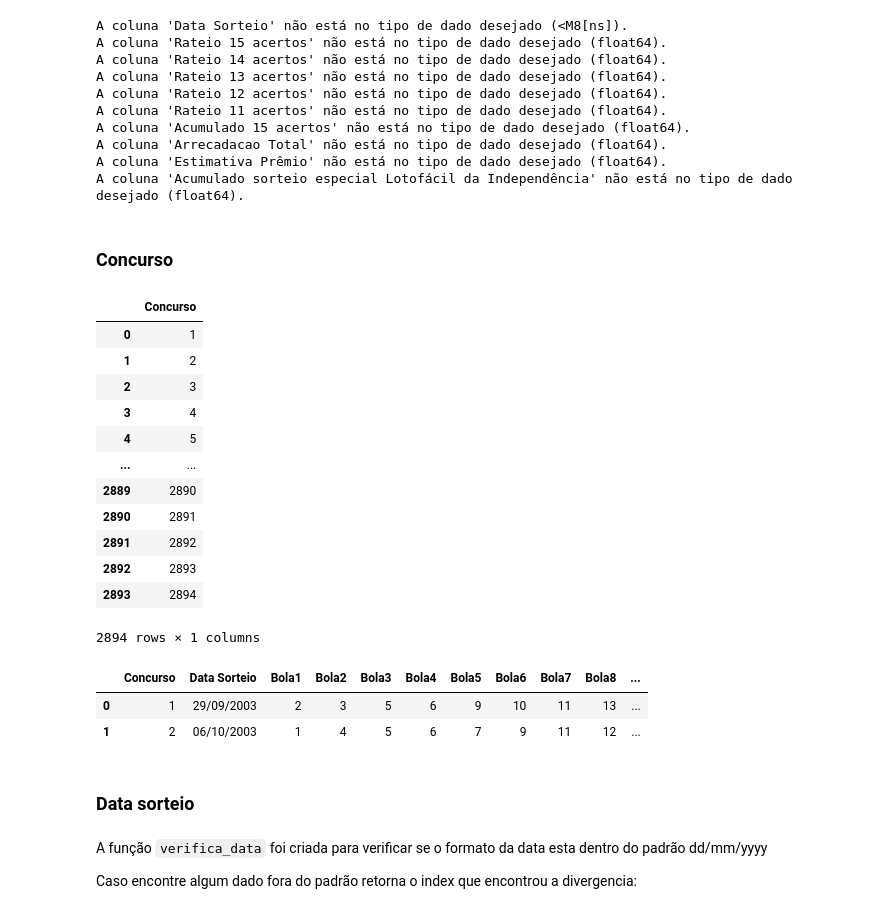
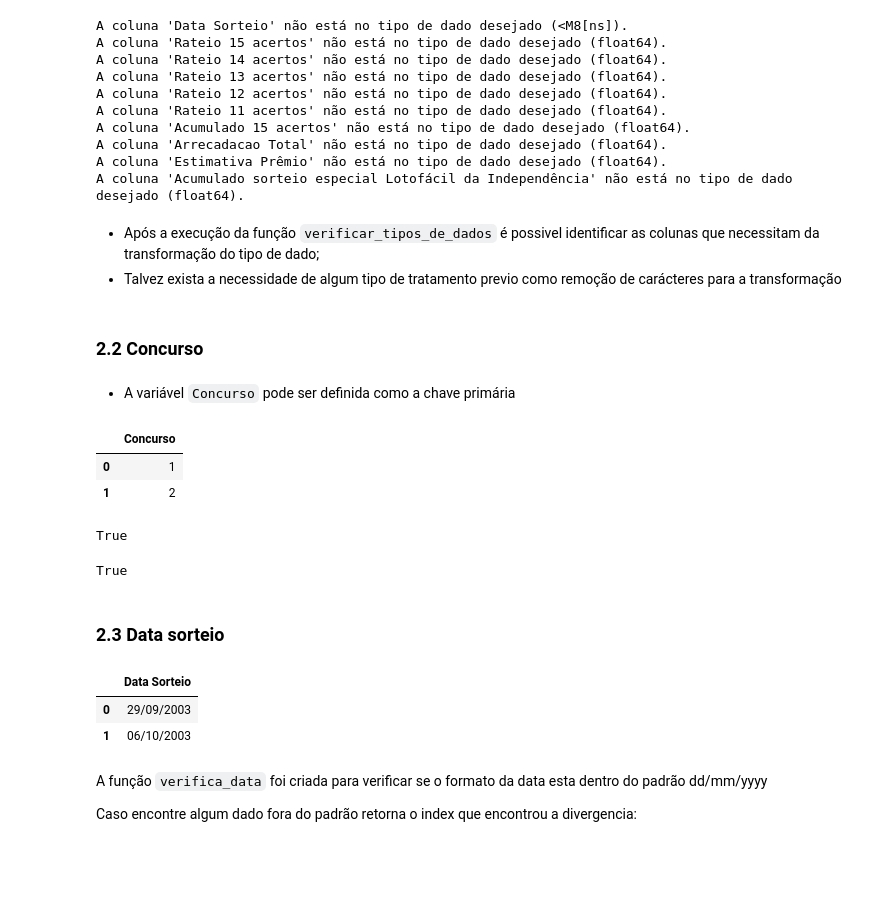
Before and after one commit to AurelioGuilherme/ETL-Engenharia-de-dados-DNC, a Jupyter notebook: Notebook/lotofacil.ipynb, the cells around one changed output. Cells and saved outputs as stored; diff of their text form; code cells hidden in the pictures; blank space fills up the shorter version.

Commit message:
add_data_transformation

```diff
--- a/Notebook/lotofacil.ipynb
+++ b/Notebook/lotofacil.ipynb
@@ -140,32 +161,37 @@ A coluna 'Acumulado 15 acertos' não está no tipo de dado desejado (float64).
 A coluna 'Arrecadacao Total' não está no tipo de dado desejado (float64).
 A coluna 'Estimativa Prêmio' não está no tipo de dado desejado (float64).
 A coluna 'Acumulado sorteio especial Lotofácil da Independência' não está no tipo de dado desejado (float64).
+# %% [markdown]
+* Após a execução da função `verificar_tipos_de_dados` é possivel identificar as colunas que necessitam da transformação do tipo de dado;
+* Talvez exista a necessidade de algum tipo de tratamento previo como remoção de carácteres para a transformação
 # %% [markdown]
-### Concurso
+### 2.2 Concurso
+# %% [markdown]
+* A variável `Concurso` pode ser definida como a chave primária
 # %%
-df[["Concurso"]]
+df[["Concurso"]].head(2)
 # %% [output]
 |  | Concurso |
 | 0 | 1 |
 | 1 | 2 |
-| 2 | 3 |
-| 3 | 4 |
-| 4 | 5 |
-| ... | ... |
-| 2889 | 2890 |
-| 2890 | 2891 |
-| 2891 | 2892 |
-| 2892 | 2893 |
-| 2893 | 2894 |
-2894 rows × 1 columns
+# %%
+# Verificando se a quantidade de valores únicos em Concursos é igual a quantidade de linhas do nosso dataframe
+len(set(df["Concurso"])) == df.shape[0]
+# %% [output]
+True
+# %%
+# Verificando se a quantidade de valores únicos em Concursos é igual ao valor máximo em Concurso
+len(set(df["Concurso"])) == df.Concurso.max()
+# %% [output]
+True
+# %% [markdown]
+### 2.3 Data sorteio
 # %%
-df.head(2)
+df[["Data Sorteio"]].head(2)
 # %% [output]
-|  | Concurso | Data Sorteio | Bola1 | Bola2 | Bola3 | Bola4 | Bola5 | Bola6 | Bola7 | Bola8 | ... |
-| 0 | 1 | 29/09/2003 | 2 | 3 | 5 | 6 | 9 | 10 | 11 | 13 | ... |
-| 1 | 2 | 06/10/2003 | 1 | 4 | 5 | 6 | 7 | 9 | 11 | 12 | ... |
+|  | Data Sorteio |
+| 0 | 29/09/2003 |
+| 1 | 06/10/2003 |
-# %% [markdown]
-### Data sorteio
 # %% [markdown]
 A função `verifica_data` foi criada para verificar se o formato da data esta dentro do padrão dd/mm/yyyy
 
```
Also changed, not shown: parts of 53 cells of this notebook, 1 other file.
